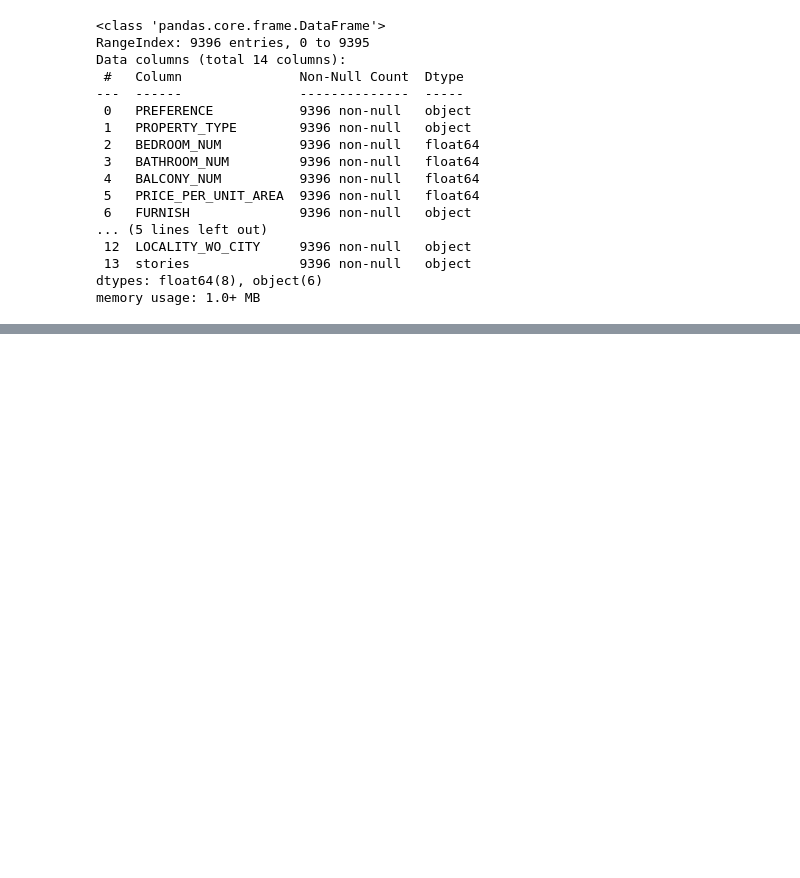
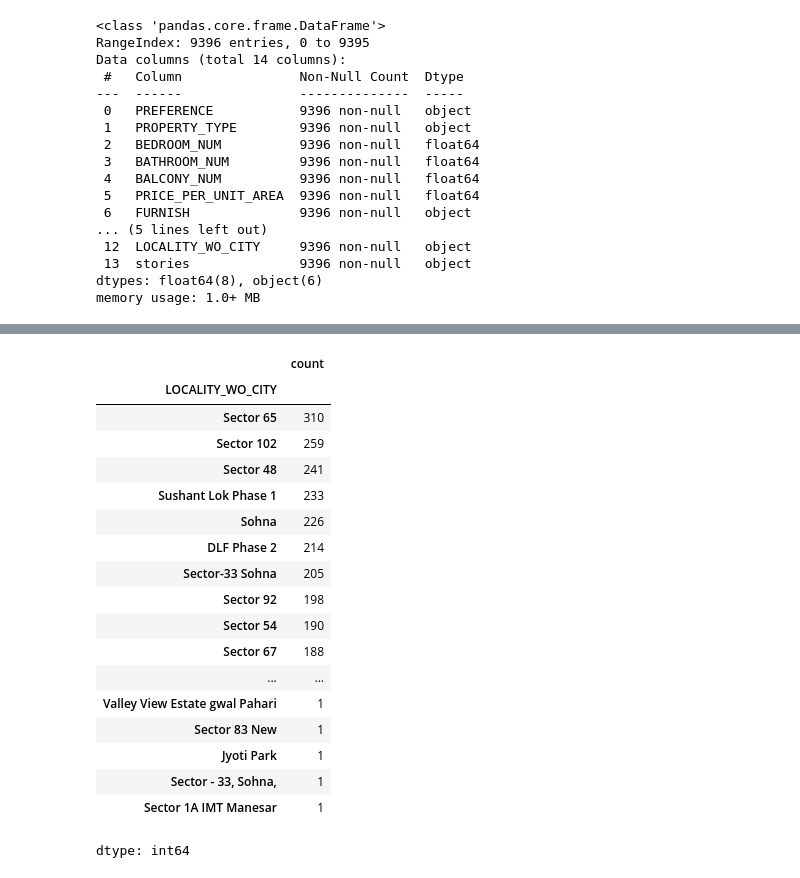
Before and after one commit to Diggi14/project_Property2, a Jupyter notebook: Data_filling.ipynb, the cells around one changed output, grey strips where cells are left out. Saved outputs shown, nothing was run; the diff lists cells and outputs as text; code cells hidden in the pictures; blank space fills up the shorter version.

```diff
--- a/Data_filling.ipynb
+++ b/Data_filling.ipynb
@@ -146,0 +192,32 @@ memory usage: 1.0+ MB
+# %%
+ind = df[df['LOCALITY_WO_CITY'].str.startswith('Block')].index
+df.loc[ind, 'LOCALITY_WO_CITY']=df.loc[ind, 'LOCALITY_WO_CITY'].str.split(',').str.get(1)
+# %%
+ind=df[df['LOCALITY_WO_CITY'].str.contains('Block')].index
+df.loc[ind,'LOCALITY_WO_CITY']=df.loc[ind,'LOCALITY_WO_CITY'].str.split('Block').str.get(1).str.strip()
+# %%
+ind=df[df['LOCALITY_WO_CITY'].str.contains('Sushant Lok Phase - 3')].index
+# %%
+df.loc[ind,'LOCALITY_WO_CITY']=df.loc[ind,'LOCALITY_WO_CITY'].str.replace(' -','')
+# %%
+df['LOCALITY_WO_CITY'].value_counts()
+# %% [output]
+|  | count |
+| LOCALITY_WO_CITY |  |
+| Sector 65 | 310 |
+| Sector 102 | 259 |
+| Sector 48 | 241 |
+| Sushant Lok Phase 1 | 233 |
+| Sohna | 226 |
+| DLF Phase 2 | 214 |
+| Sector-33 Sohna | 205 |
+| Sector 92 | 198 |
+| Sector 54 | 190 |
+| Sector 67 | 188 |
+| ... | ... |
+| Valley View Estate gwal Pahari | 1 |
+| Sector 83 New | 1 |
+| Jyoti Park | 1 |
+| Sector - 33, Sohna, | 1 |
+| Sector 1A IMT Manesar | 1 |
+dtype: int64
```
Also changed, not shown: parts of 29 cells of this notebook.
